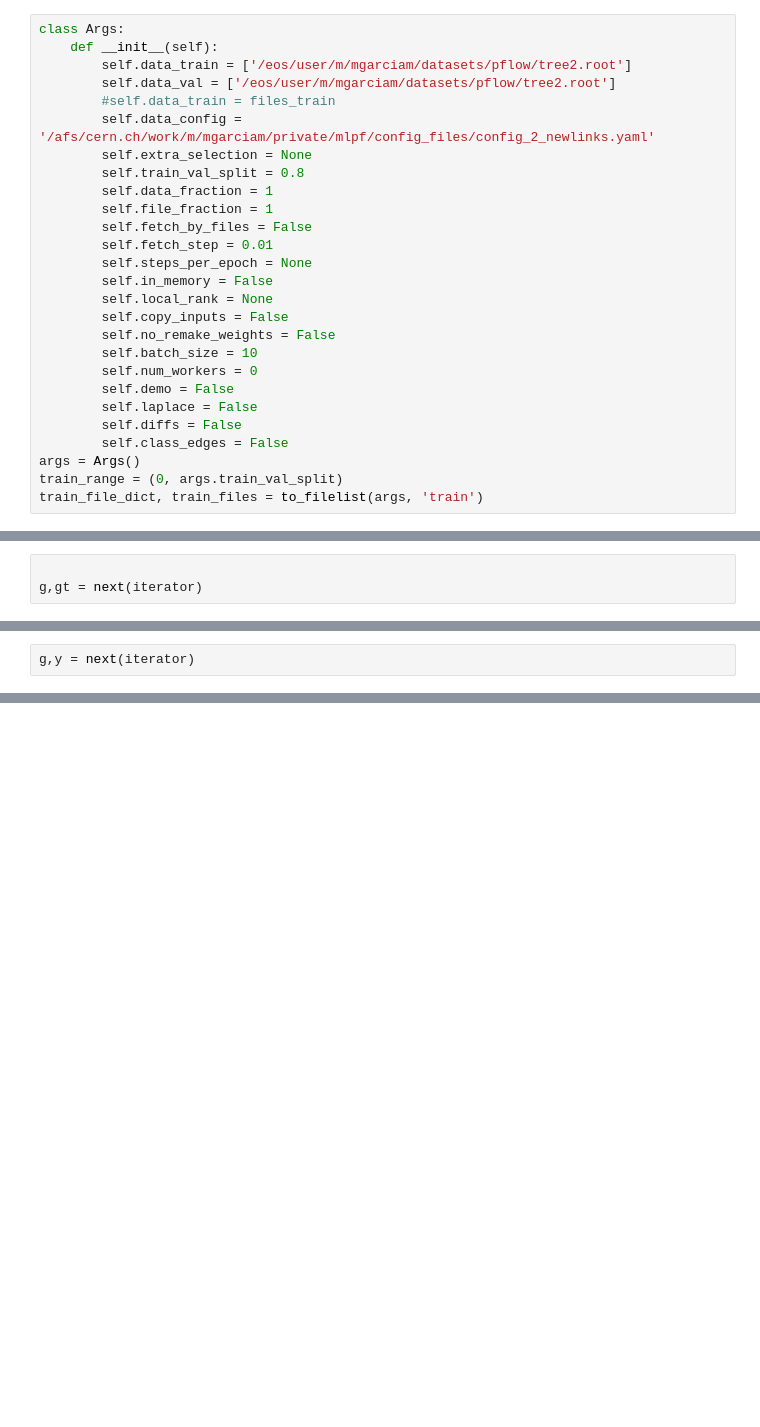
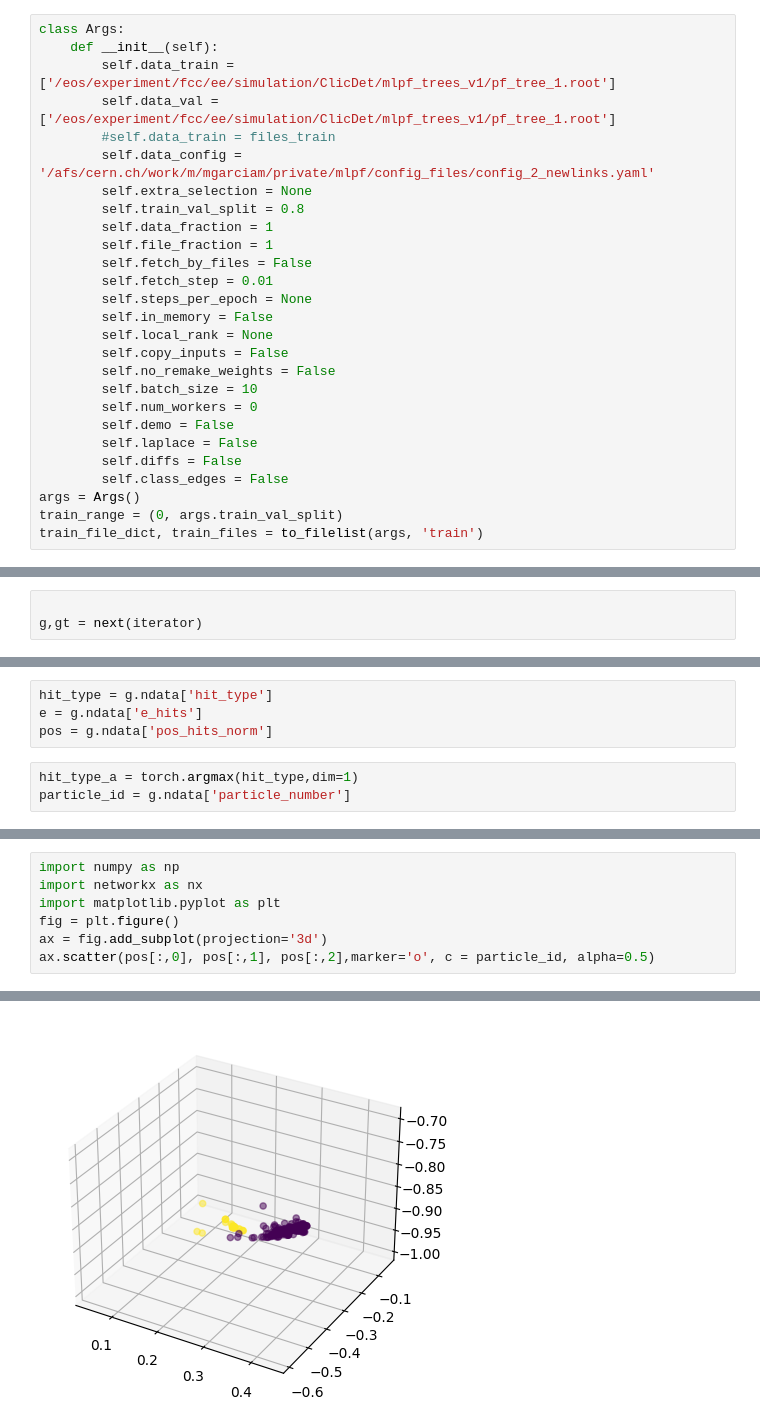
Before and after one commit to selvaggi/mlpf, a Jupyter notebook: notebooks/1_dataset.ipynb, the cells around one changed output, grey strips where cells are left out. Saved outputs shown, nothing was run; the diff lists cells and outputs as text; blank space fills up the shorter version.

```diff
--- a/notebooks/1_dataset.ipynb
+++ b/notebooks/1_dataset.ipynb
@@ -14,8 +14,8 @@ import dgl
 # %%
 class Args:
     def __init__(self):
-        self.data_train = ['/eos/user/m/mgarciam/datasets/pflow/tree2.root']
-        self.data_val = ['/eos/user/m/mgarciam/datasets/pflow/tree2.root']
+        self.data_train = ['/eos/experiment/fcc/ee/simulation/ClicDet/mlpf_trees_v1/pf_tree_1.root']
+        self.data_val = ['/eos/experiment/fcc/ee/simulation/ClicDet/mlpf_trees_v1/pf_tree_1.root']
         #self.data_train = files_train
         self.data_config = '/afs/cern.ch/work/m/mgarciam/private/mlpf/config_files/config_2_newlinks.yaml'
         self.extra_selection = None
@@ -84,2 +59,0 @@ iterator = iter(train_loader)
-# %%
-g,y = next(iterator)
@@ -215,0 +60,7 @@ loss_x = loss_mse(positions_particles_pred,x_particles)
+# %%
+hit_type = g.ndata['hit_type']
+e = g.ndata['e_hits']
+pos = g.ndata['pos_hits_norm']
+# %%
+hit_type_a = torch.argmax(hit_type,dim=1)
+particle_id = g.ndata['particle_number']
@@ -215,0 +77,8 @@ loss_x = loss_mse(positions_particles_pred,x_particles)
+# %%
+import numpy as np
+import networkx as nx
+import matplotlib.pyplot as plt
+fig = plt.figure()
+ax = fig.add_subplot(projection='3d')
+ax.scatter(pos[:,0], pos[:,1], pos[:,2],marker='o', c = particle_id, alpha=0.5)
+# %% [output]
@@ -215,0 +86 @@ loss_x = loss_mse(positions_particles_pred,x_particles)
+[figure, added]
```
Also changed, not shown: parts of 23 cells of this notebook, 1 other file.
